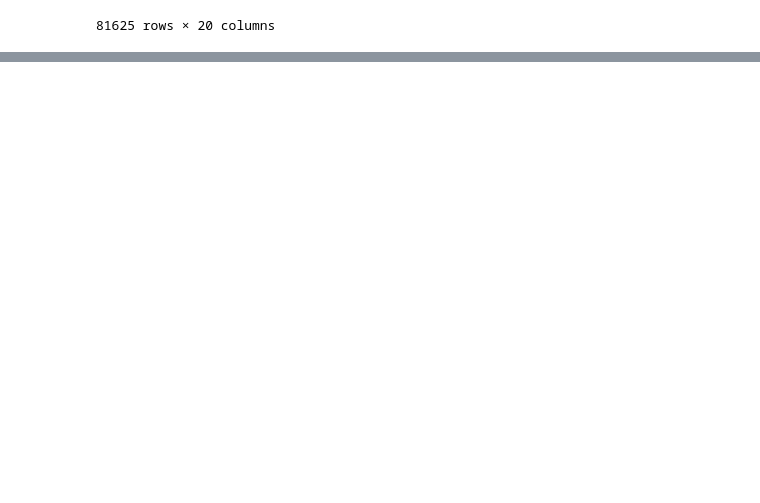
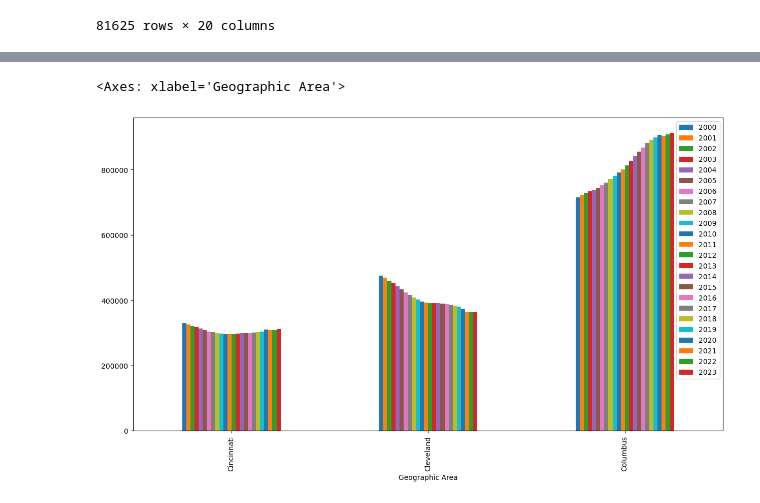
Before and after one commit to brian-campbell/ai-bootcamp-project-1, a Jupyter notebook: project-1-brian.ipynb, the cells around one changed output, grey strips where cells are left out. Saved outputs shown, nothing was run; the diff lists cells and outputs as text; code cells hidden in the pictures; blank space fills up the shorter version.

```diff
--- a/project-1-brian.ipynb
+++ b/project-1-brian.ipynb
@@ -64,0 +167,7 @@ display ( df_census_2020_2023 )
+# %%
+#Combine all three dataframes together into a single dataframe
+merged_inner = pd.merge(left=df_census_2000_2010_three_cs,right=df_census_2010_2019_three_cs, left_on='Geographic Area', right_on='Geographic Area')
+
+combined_census_df = pd.merge (left=merged_inner, right=df_census_2020_2023_three_cs, left_on='Geographic Area', right_on='Geographic Area')
+
+display ( combined_census_df )
@@ -64,0 +180,6 @@ display ( df_census_2020_2023 )
+# %%
+combined_census_df.plot ( x='Geographic Area', y=['2000', '2001', '2002', '2003', '2004', '2005', '2006', '2007', '2008', '2009', '2010', '2011', '2012', '2013', '2014', '2015', '2016', '2017', '2018', '2019', '2020', '2021', '2022', '2023'],
+                        kind='bar', figsize= ( 15,8 ) )
+# %% [output]
+<Axes: xlabel='Geographic Area'>
+[figure, added]
```
Also changed, not shown: parts of 10 cells of this notebook.
